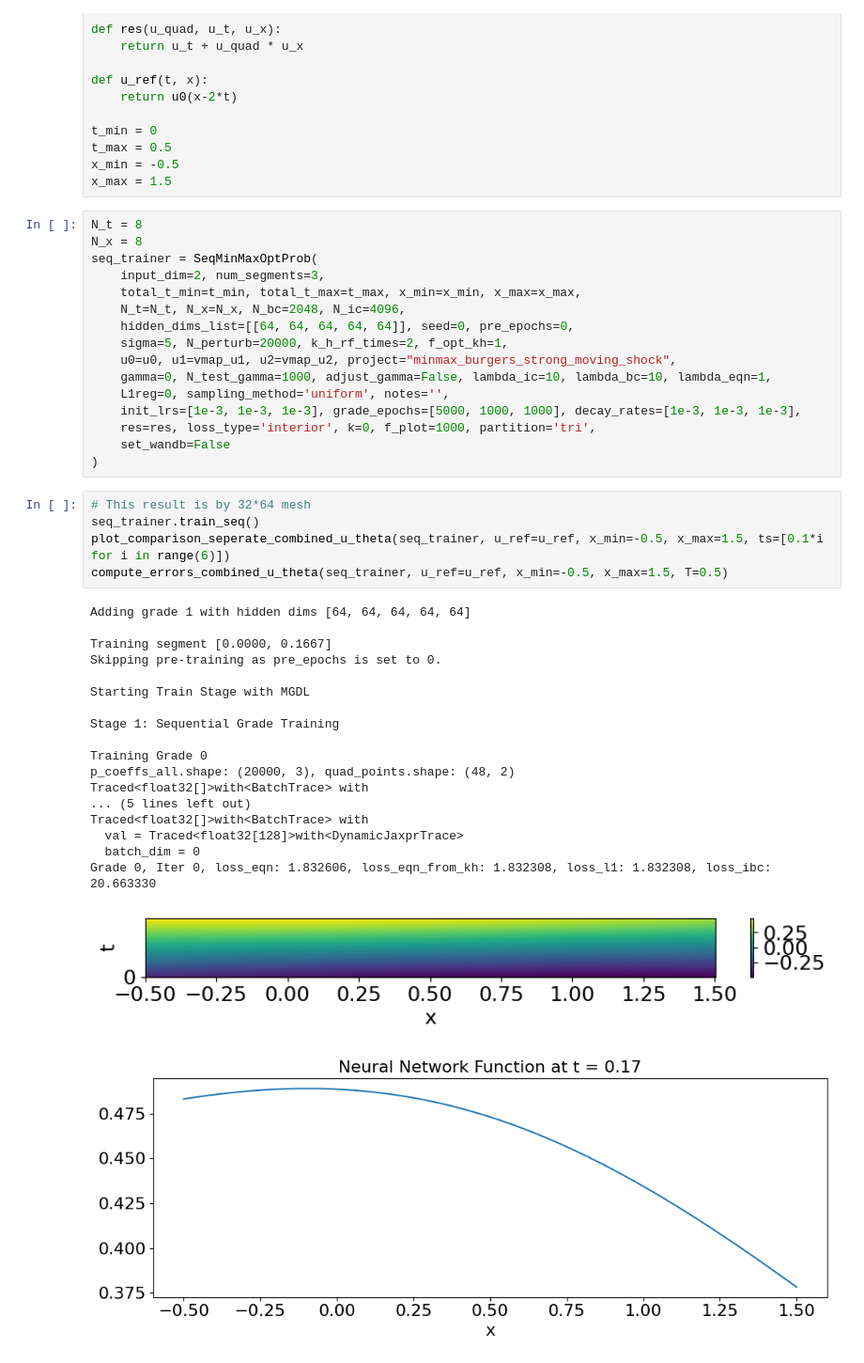
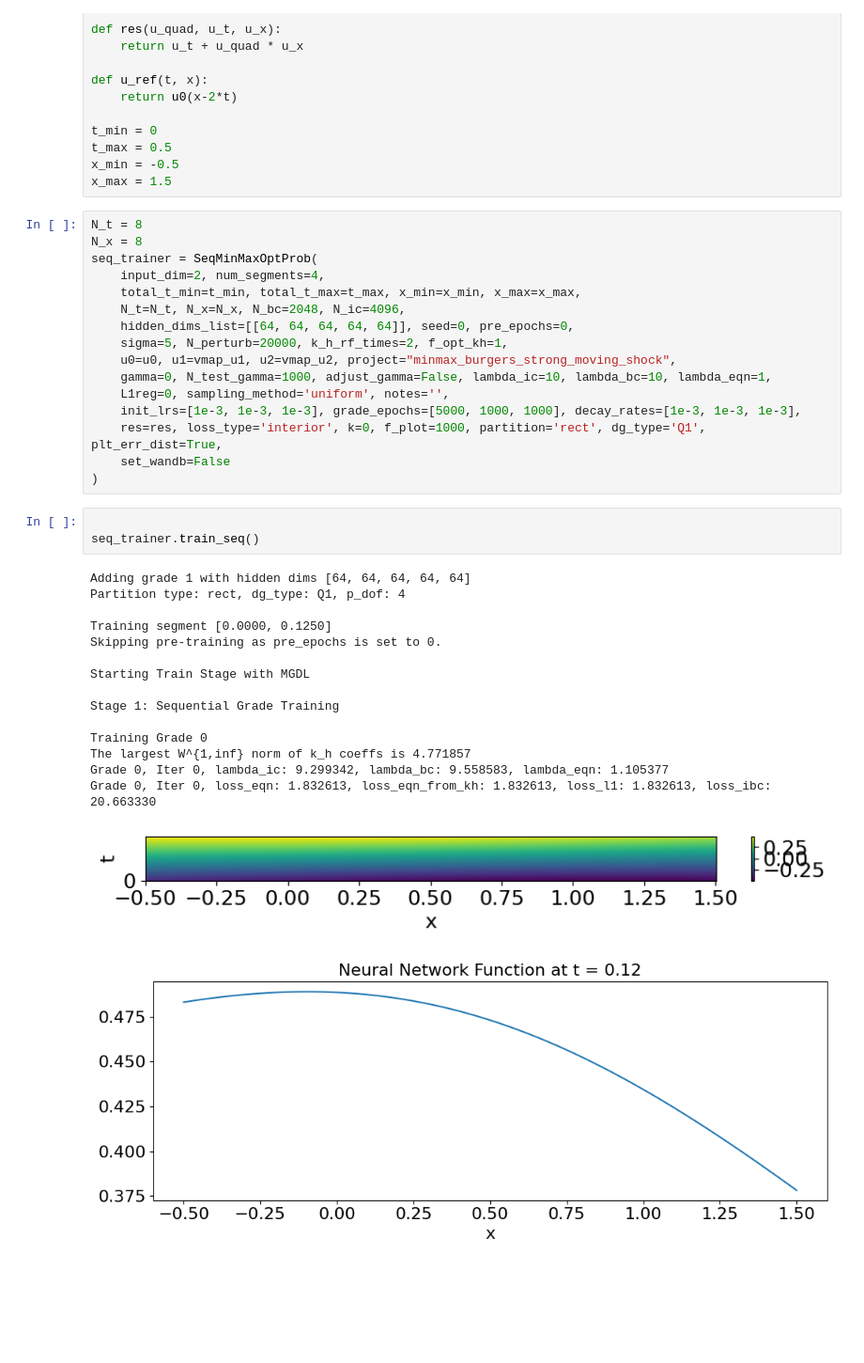
Before and after one commit to HaoLi-HL/NN-HCL, a Jupyter notebook: Code/Untitled3.ipynb, the cells around one changed output. Shown at 94% size. Cells and saved outputs as stored; diff of their text form; blank space fills up the shorter version.

```diff
--- a/Code/Untitled3.ipynb
+++ b/Code/Untitled3.ipynb
@@ -261,7 +259,7 @@ x_max = 1.5
 N_t = 8
 N_x = 8
 seq_trainer = SeqMinMaxOptProb(
-    input_dim=2, num_segments=3,
+    input_dim=2, num_segments=4,
     total_t_min=t_min, total_t_max=t_max, x_min=x_min, x_max=x_max,
     N_t=N_t, N_x=N_x, N_bc=2048, N_ic=4096,
     hidden_dims_list=[[64, 64, 64, 64, 64]], seed=0, pre_epochs=0,
@@ -270,31 +268,26 @@ seq_trainer = SeqMinMaxOptProb(
     gamma=0, N_test_gamma=1000, adjust_gamma=False, lambda_ic=10, lambda_bc=10, lambda_eqn=1,
     L1reg=0, sampling_method='uniform', notes='',
     init_lrs=[1e-3, 1e-3, 1e-3], grade_epochs=[5000, 1000, 1000], decay_rates=[1e-3, 1e-3, 1e-3],
-    res=res, loss_type='interior', k=0, f_plot=1000, partition='tri',
+    res=res, loss_type='interior', k=0, f_plot=1000, partition='rect', dg_type='Q1', plt_err_dist=True,
     set_wandb=False
 )
 # %%
-# This result is by 32*64 mesh
+
 seq_trainer.train_seq()
-plot_comparison_seperate_combined_u_theta(seq_trainer, u_ref=u_ref, x_min=-0.5, x_max=1.5, ts=[0.1*i for i in range(6)])
-compute_errors_combined_u_theta(seq_trainer, u_ref=u_ref, x_min=-0.5, x_max=1.5, T=0.5)
 # %% [output]
 Adding grade 1 with hidden dims [64, 64, 64, 64, 64]
+Partition type: rect, dg_type: Q1, p_dof: 4
 
-Training segment [0.0000, 0.1667]
+Training segment [0.0000, 0.1250]
 Skipping pre-training as pre_epochs is set to 0.
 
 Starting Train Stage with MGDL
 
 Stage 1: Sequential Grade Training
 
 Training Grade 0
-p_coeffs_all.shape: (20000, 3), quad_points.shape: (48, 2)
-Traced<float32[]>with<BatchTrace> with
-... (5 lines left out)
-Traced<float32[]>with<BatchTrace> with
-  val = Traced<float32[128]>with<DynamicJaxprTrace>
-  batch_dim = 0
-Grade 0, Iter 0, loss_eqn: 1.832606, loss_eqn_from_kh: 1.832308, loss_l1: 1.832308, loss_ibc: 20.663330
+The largest W^{1,inf} norm of k_h coeffs is 4.771857
+Grade 0, Iter 0, lambda_ic: 9.299342, lambda_bc: 9.558583, lambda_eqn: 1.105377
+Grade 0, Iter 0, loss_eqn: 1.832613, loss_eqn_from_kh: 1.832613, loss_l1: 1.832613, loss_ibc: 20.663330
-[figure, old version]
+[figure, new version]
 [figure]
```
Also changed, not shown: parts of 7 cells of this notebook, 8 other files.
